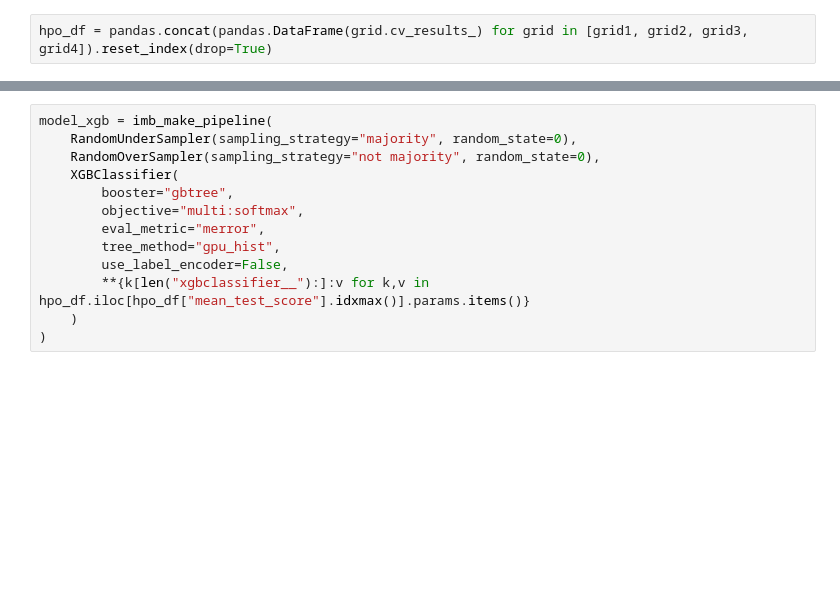
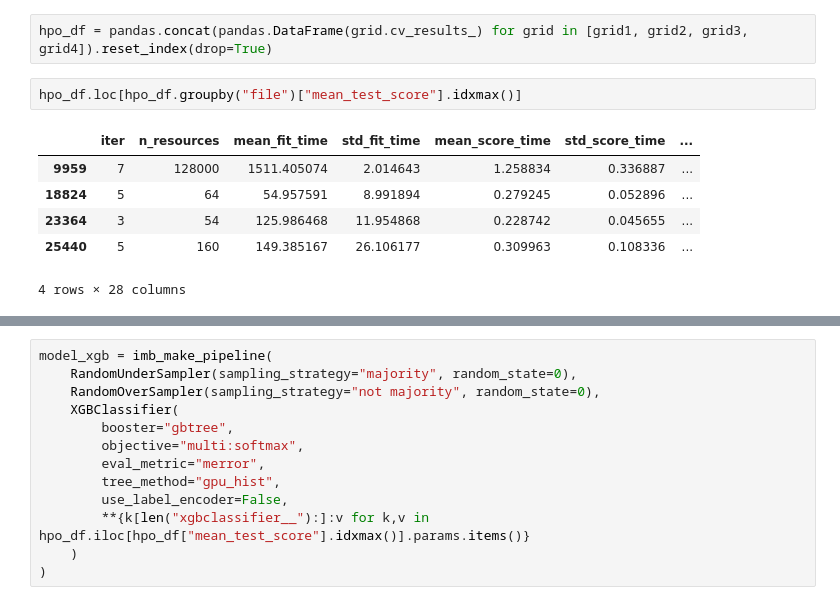
Before and after one commit to harel-coffee/SCIP-use-case-workflows-auto, a Jupyter notebook: notebooks/Stain-free Leukocyte Prediction.ipynb, the cells around one changed output, grey strips where cells are left out. Drawn from its saved outputs; the diff is of its cells as text; blank space fills up the shorter version.

```diff
--- a/notebooks/PBMC Type Prediction using Label Free Channels.ipynb
+++ b/notebooks/Stain-free Leukocyte Prediction.ipynb
@@ -483,4 +424,13 @@ rsh_plot(grid_early)
 [figure]
 # %%
 hpo_df = pandas.concat(pandas.DataFrame(grid.cv_results_) for grid in [grid1, grid2, grid3, grid4]).reset_index(drop=True)
+# %%
+hpo_df.loc[hpo_df.groupby("file")["mean_test_score"].idxmax()]
+# %% [output]
+|  | iter | n_resources | mean_fit_time | std_fit_time | mean_score_time | std_score_time | ... |
+| 9959 | 7 | 128000 | 1511.405074 | 2.014643 | 1.258834 | 0.336887 | ... |
+| 18824 | 5 | 64 | 54.957591 | 8.991894 | 0.279245 | 0.052896 | ... |
+| 23364 | 3 | 54 | 125.986468 | 11.954868 | 0.228742 | 0.045655 | ... |
+| 25440 | 5 | 160 | 149.385167 | 26.106177 | 0.309963 | 0.108336 | ... |
+4 rows × 28 columns
 # %%
```
Also changed, not shown: parts of 24 cells of this notebook.
